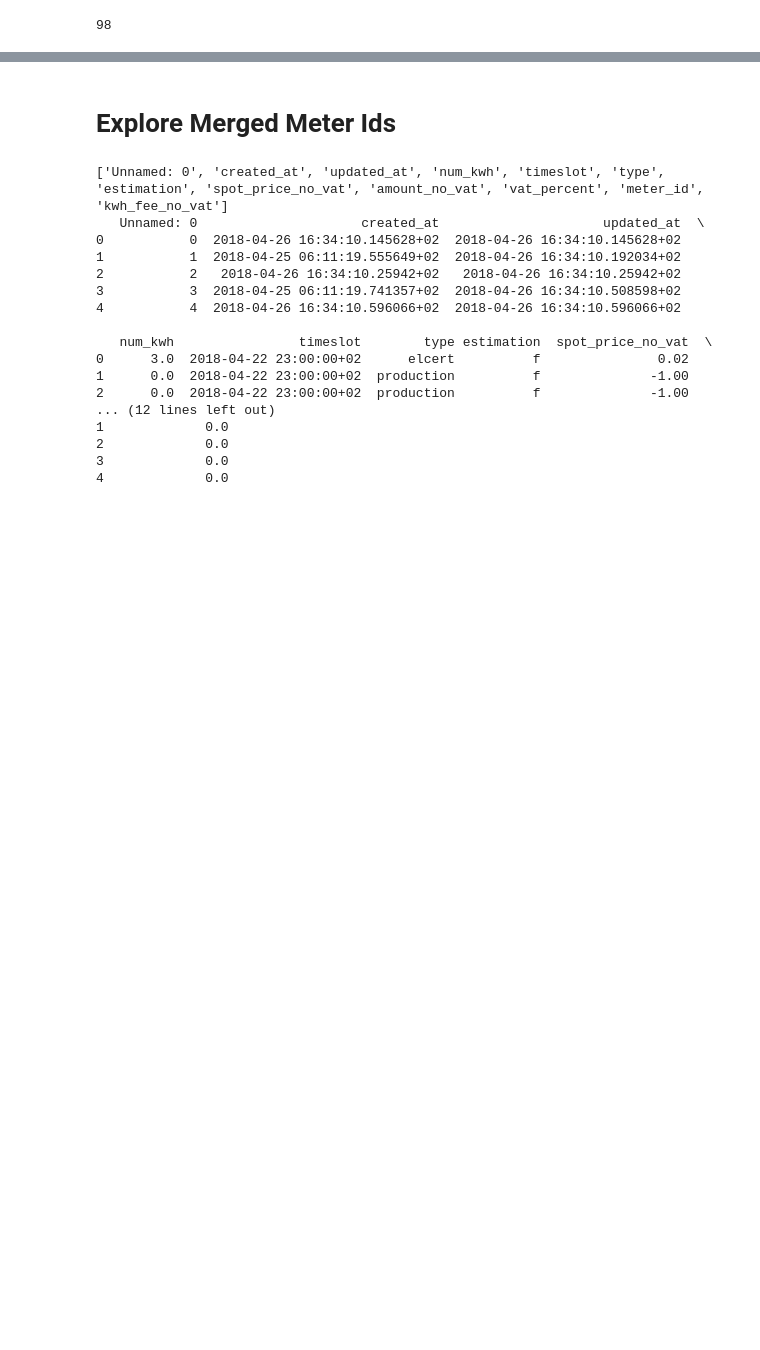
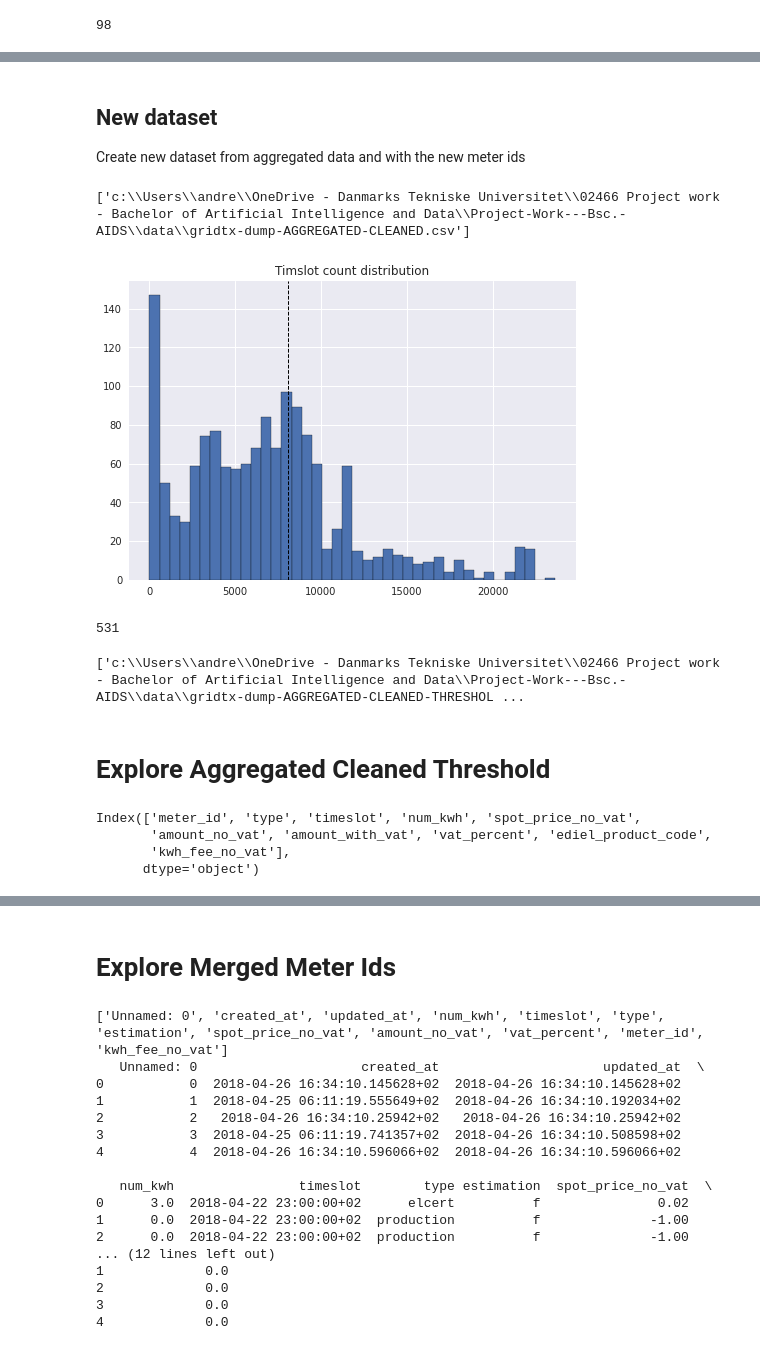
Before and after one commit to 4ug-aug/Otovo-OptimalControl, a Jupyter notebook: explore.ipynb, the cells around one changed output, grey strips where cells are left out. Saved outputs shown, nothing was run; the diff lists cells and outputs as text; code cells hidden in the pictures; blank space fills up the shorter version.

```diff
--- a/explore.ipynb
+++ b/explore.ipynb
@@ -58,0 +70,11 @@ meter_row_counts = df["meter_id"].value_counts().compute()
+# %%
+# Load new dataset
+# Load gridtx dump
+dtype={'adjusts_id': 'object',
+       'ediel_product_code': 'float64',
+       'invoice_item_id': 'object',
+       'parent_id': 'object',
+       'meter_id': 'object'}
+
+file = "data/gridtx-dump-AGGREGATED-timeslot-type-meterid.csv"
+df_new = dd.read_csv(file, sep=",", dtype=dtype)
@@ -215,0 +221,24 @@ datata.head()
+# %% [markdown]
+## New dataset
+Create new dataset from aggregated data and with the new meter ids
+# %%
+df_new_new = df_new[df_new.meter_id.isin(updated_meter_ids)]
+# %%
+df_new_new.to_csv(f"data/gridtx-dump-AGGREGATED-CLEANED.csv", index= None, header = True, single_file=True)
+# %% [output]
+['c:\\Users\\andre\\OneDrive - Danmarks Tekniske Universitet\\02466 Project work - Bachelor of Artificial Intelligence and Data\\Project-Work---Bsc.-AIDS\\data\\gridtx-dump-AGGREGATED-CLEANED.csv']
+# %%
+ttt = df_new_new.groupby("meter_id")["timeslot"].nunique().compute()
+# %%
+threshold = 8064
+
+with plt.style.context("seaborn"):
+    plt.hist(ttt, bins = 40, edgecolor="black")
+    plt.axvline(threshold, color='k', linestyle='dashed', linewidth=1)
+    plt.title("Timslot count distribution")
+# %% [output]
+[figure, added]
+# %%
+sum(ttt >= 8064)
+# %% [output]
+531
@@ -215,0 +249,6 @@ datata.head()
+# %%
+df_new_new_new.to_csv(f"data/gridtx-dump-AGGREGATED-CLEANED-THRESHOLD.csv", index= None, header = True, single_file=True)
+# %% [output]
+['c:\\Users\\andre\\OneDrive - Danmarks Tekniske Universitet\\02466 Project work - Bachelor of Artificial Intelligence and Data\\Project-Work---Bsc.-AIDS\\data\\gridtx-dump-AGGREGATED-CLEANED-THRESHOL ...
+# %% [markdown]
+# Explore Aggregated Cleaned Threshold
@@ -215,0 +265,7 @@ datata.head()
+# %%
+df_threshold.columns
+# %% [output]
+Index(['meter_id', 'type', 'timeslot', 'num_kwh', 'spot_price_no_vat',
+       'amount_no_vat', 'amount_with_vat', 'vat_percent', 'ediel_product_code',
+       'kwh_fee_no_vat'],
+      dtype='object')
```
Also changed, not shown: parts of 60 cells of this notebook.
